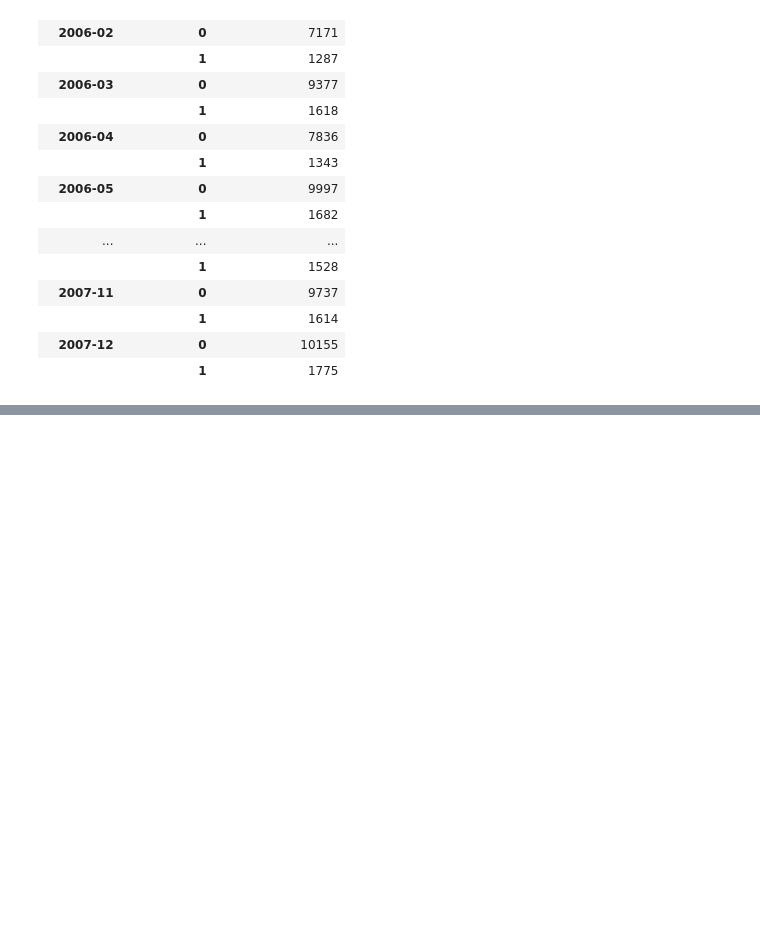
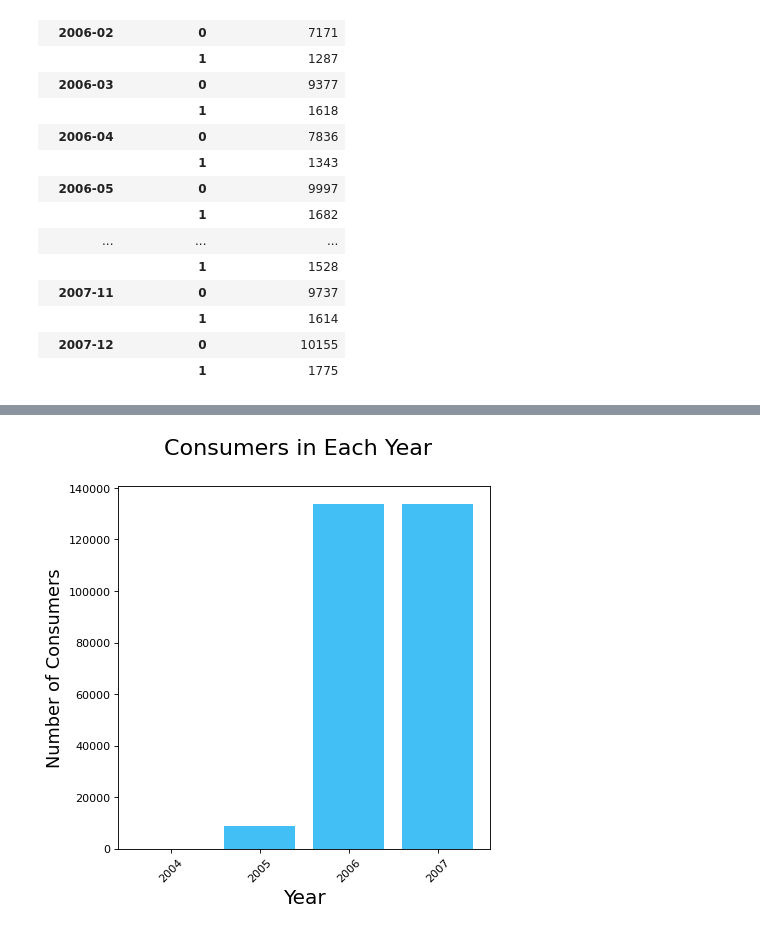
Before and after one commit to yanglinjing/vmor, a Jupyter notebook: Bank_customer_30.ipynb, the cells around one changed output, grey strips where cells are left out. Cells and saved outputs as stored; diff of their text form; code cells hidden in the pictures; blank space fills up the shorter version.

```diff
--- a/Bank_customer_30.ipynb
+++ b/Bank_customer_30.ipynb
@@ -479,0 +522,3 @@ df.groupby(['entry_y_m', 'has_arrears']).agg({"Contract_Number": "count"})
+# %%
+x, y, r = get_agg_df('app_y', 'Consumer_ID', 'count')
+r
@@ -479,0 +531,4 @@ df.groupby(['entry_y_m', 'has_arrears']).agg({"Contract_Number": "count"})
+# %%
+draw_basic_bar_plot(x, y, 6, 6, 'Consumers in Each Year', 'Year', 'Number of Consumers')
+# %% [output]
+[figure, added]
```
Also changed, not shown: parts of 37 cells of this notebook.
